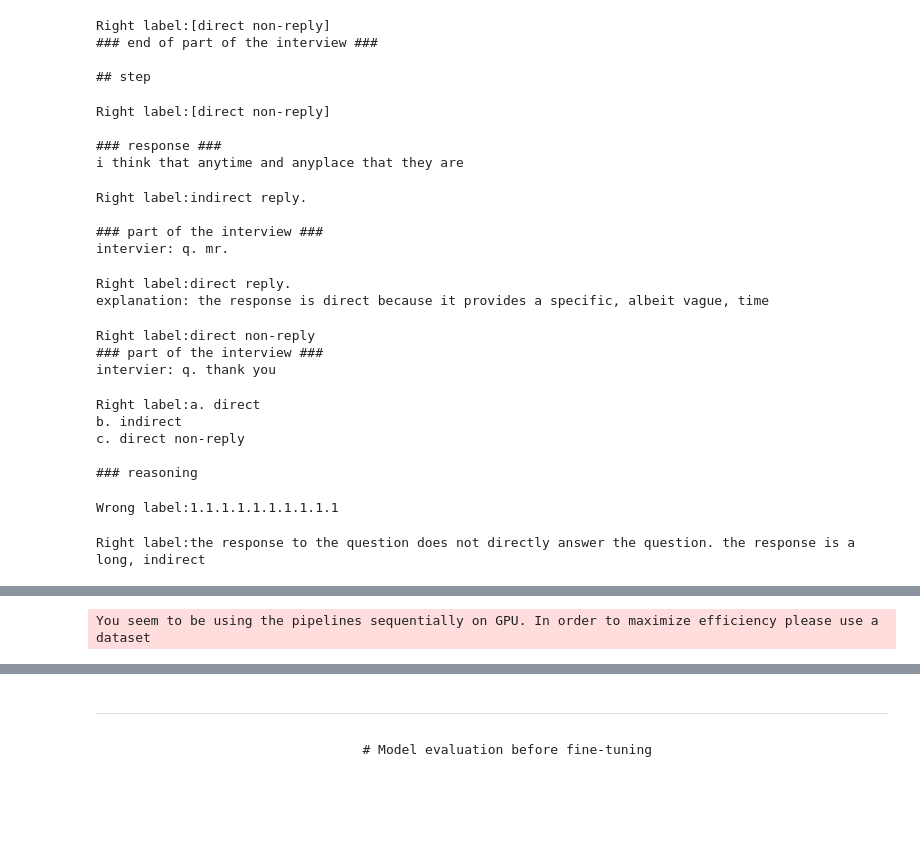
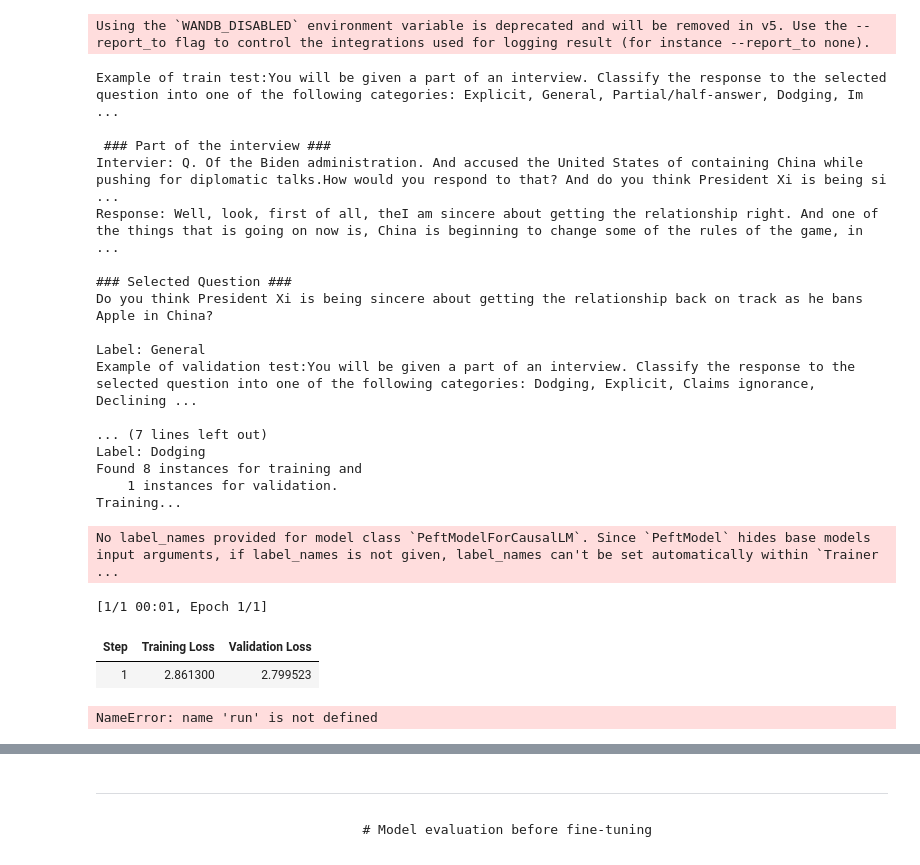
Before and after one commit to Kontilenia/thesis, a Jupyter notebook: lora_llm.ipynb, the cells around one changed output, grey strips where cells are left out. Saved outputs shown, nothing was run; the diff lists cells and outputs as text; code cells hidden in the pictures; blank space fills up the shorter version.

Commit message:
mini test

```diff
--- a/lora_llm.ipynb
+++ b/lora_llm.ipynb
@@ -410,9 +411,13 @@ def evaluate(base_model_name, fine_tuned_model_path, label_name, run=None):
     evaluation_report(y_true, y_pred, labels, run)
 # %%
 os.environ['WANDB_NOTEBOOK_NAME'] = 'lora_llm'
+os.environ["WANDB_DISABLED"] = "true"
 
-huggingface_hub.login(os.environ["HF_KEY"])
-wandb.login(key=os.environ["WANDB_KEY"])
+# Load the API key from the secret.json file
+with open('secrets.json', 'r') as file:
+    secrets = json.load(file)
+    huggingface_hub.login(secrets.get('HF_KEY'))
+    # wandb.login(secrets.get('WANDB_KEY'))
 
 # 'TinyLlama/TinyLlama_v1.1'
 base_model_name = 'meta-llama/Llama-3.1-8B-Instruct'
@@ -422,16 +427,16 @@ lr = 2e-4
 epochs = 1
 
 # Wandb configuration
-run = wandb.init(entity="kontilenia-national-technical-university-of-athens",
-                 project='political-speech-clarity',
-                 job_type="training",
-                 # Track hyperparameters and run metadata
-                 config={
-                    "learning_rate": lr,
-                    "architecture": base_model_name,
-                    "dataset": "qevasion_dataset_preproccessed",
-                    "epochs": epochs,
-                 })
+# run = wandb.init(entity="kontilenia-national-technical-university-of-athens",
+#                  project='political-speech-clarity',
+#                  job_type="training",
+#                  # Track hyperparameters and run metadata
+#                  config={
+#                     "learning_rate": lr,
+#                     "architecture": base_model_name,
+#                     "dataset": "qevasion_dataset_preproccessed",
+#                     "epochs": epochs,
+#                  })
 
 model, tokenizer = finetuning(base_model_name,
                               fine_tuned_model_path,
@@ -446,8 +451,8 @@ model, tokenizer = finetuning(base_model_name,
 
 evaluate(base_model_name,
          fine_tuned_model_path,
-         label_name,
-         run)
+         label_name)
+#          run)
 
-run.finish()
+# run.finish()
 # %% [output]
@@ -455,24 +461,23 @@ Device set to use cuda:0
-Right label:[direct non-reply]
-### end of part of the interview ###
-
-## step
+Using the `WANDB_DISABLED` environment variable is deprecated and will be removed in v5. Use the --report_to flag to control the integrations used for logging result (for instance --report_to none).
-Right label:[direct non-reply]
+Example of train test:You will be given a part of an interview. Classify the response to the selected question into one of the following categories: Explicit, General, Partial/half-answer, Dodging, Im ...
 
-### response ###
-i think that anytime and anyplace that they are
+ ### Part of the interview ###
+Intervier: Q. Of the Biden administration. And accused the United States of containing China while pushing for diplomatic talks.How would you respond to that? And do you think President Xi is being si ...
+Response: Well, look, first of all, theI am sincere about getting the relationship right. And one of the things that is going on now is, China is beginning to change some of the rules of the game, in  ...
+
+### Selected Question ###
+Do you think President Xi is being sincere about getting the relationship back on track as he bans Apple in China?
+
+Label: General
+Example of validation test:You will be given a part of an interview. Classify the response to the selected question into one of the following categories: Dodging, Explicit, Claims ignorance, Declining ...
+
+... (7 lines left out)
+Label: Dodging
+Found 8 instances for training and
+    1 instances for validation.
+Training...
-Right label:indirect reply.
-
-### part of the interview ###
-intervier: q. mr.
+No label_names provided for model class `PeftModelForCausalLM`. Since `PeftModel` hides base models input arguments, if label_names is not given, label_names can't be set automatically within `Trainer ...
-Right label:direct reply.
-explanation: the response is direct because it provides a specific, albeit vague, time
+[1/1 00:01, Epoch 1/1]
+| Step | Training Loss | Validation Loss |
+| 1 | 2.861300 | 2.799523 |
-Right label:direct non-reply
-### part of the interview ###
-intervier: q. thank you
+NameError: name 'run' is not defined
-Right label:a. direct
-b. indirect
-c. direct non-reply
-
-### reasoning
-Wrong label:1.1.1.1.1.1.1.1.1.1
-Right label:the response to the question does not directly answer the question. the response is a long, indirect
@@ -483 +483,0 @@ the answer does not directly answer the question. the question
-You seem to be using the pipelines sequentially on GPU. In order to maximize efficiency please use a dataset
```
Also changed, not shown: parts of 4 cells of this notebook, 1 other file.
